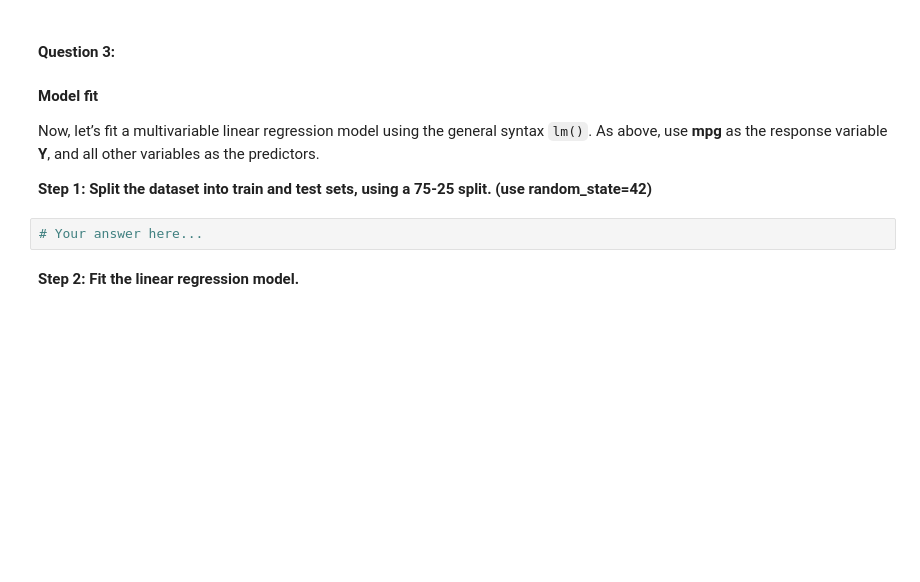
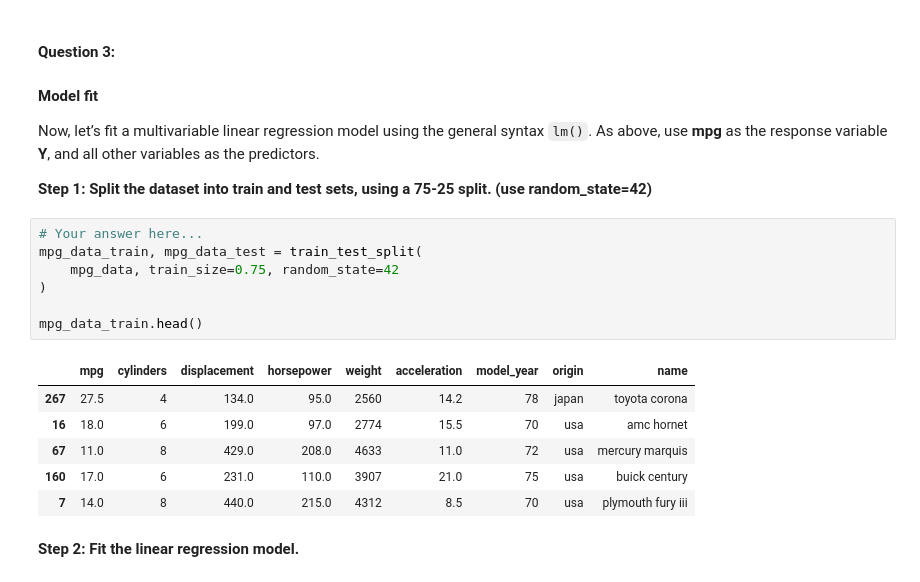
Before and after one commit to UofT-DSI/LCR, a Jupyter notebook: 02_activities/assignments/assignment_2.ipynb, the cells around one changed output. Drawn from its saved outputs; the diff is of its cells as text; blank space fills up the shorter version.

```diff
--- a/02_activities/assignments/assignment_2.ipynb
+++ b/02_activities/assignments/assignment_2.ipynb
@@ -114,6 +169,18 @@ Now, let’s fit a multivariable linear regression model using the general synta
 **Step 1: Split the dataset into train and test sets, using a 75-25 split. (use random_state=42)**
 # %%
 # Your answer here...
+mpg_data_train, mpg_data_test = train_test_split(
+    mpg_data, train_size=0.75, random_state=42
+)
+
+mpg_data_train.head()
+# %% [output]
+|  | mpg | cylinders | displacement | horsepower | weight | acceleration | model_year | origin | name |
+| 267 | 27.5 | 4 | 134.0 | 95.0 | 2560 | 14.2 | 78 | japan | toyota corona |
+| 16 | 18.0 | 6 | 199.0 | 97.0 | 2774 | 15.5 | 70 | usa | amc hornet |
+| 67 | 11.0 | 8 | 429.0 | 208.0 | 4633 | 11.0 | 72 | usa | mercury marquis |
+| 160 | 17.0 | 6 | 231.0 | 110.0 | 3907 | 21.0 | 75 | usa | buick century |
+| 7 | 14.0 | 8 | 440.0 | 215.0 | 4312 | 8.5 | 70 | usa | plymouth fury iii |
 # %% [markdown]
 **Step 2: Fit the linear regression model.**
 # %%
```
Also changed, not shown: parts of 15 cells of this notebook.
